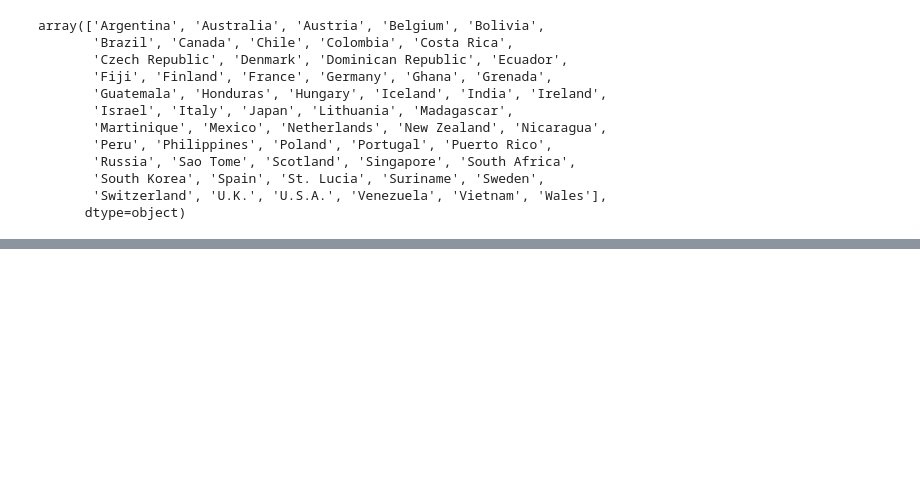
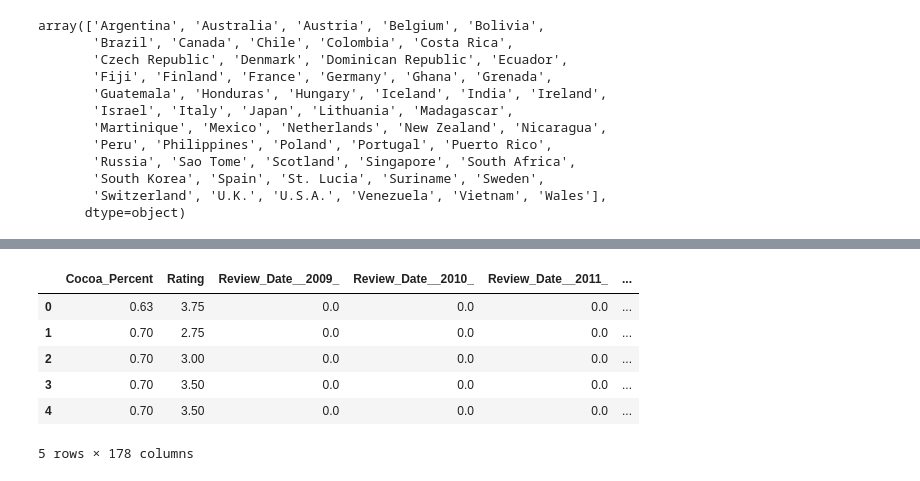
Before and after one commit to jilek/DataBootcampFinalProject, a Jupyter notebook: Tahereh/cleaning.ipynb, the cells around one changed output, grey strips where cells are left out. Cells and saved outputs as stored; diff of their text form; code cells hidden in the pictures; blank space fills up the shorter version.

```diff
--- a/Tahereh/cleaning.ipynb
+++ b/Tahereh/cleaning.ipynb
@@ -253,10 +240,0 @@ Rating_counts.plot.density()
-# %%
-# Determine which values to replace if counts are less than ...?
-replace_Rating= list(Rating_counts[Rating_counts < 90].index)
-
-# Replace in dataframe
-for Rat in replace_Rating:
-    df_chocolate.Rating = df_chocolate.Rating.replace(Rat,"Other")
-
-# Check to make sure binning was successful
-df_chocolate.Rating.value_counts()
@@ -398,24 +366,16 @@ array(['Argentina', 'Australia', 'Austria', 'Belgium', 'Bolivia',
 ## Text preparation (correction) function
 def txt_prep(text):
     replacements = [
-        ['-', ', '], ['/ ', ', '], ['/', ', '], ['\(', ', '], [' and', ', '], [' &', ', '], ['\)', ''],
-        ['Dom Rep|DR|Domin Rep|Dominican Rep,|Domincan Republic', 'Dominican Republic'],
-        ['Mad,|Mad$ ,|Madagascar,Java,Papua New Guinea', 'Madagascar, '],
-        ['PNG,|PNG$', 'Papua New Guinea,'],
-        ['Guat,|Guat$', 'Guatemala, '],
-        ['Ven,|Ven$|Venez,|Venez$', 'Venezuela, '],
-        ['Ecu,|Ecu$|Ecuad,|Ecuad$, |Ecuador,Madagascar,Papua New Guinea', 'Ecuador, '],
-        ['Nic,|Nic$', 'Nicaragua, '],
-        ['Cost Rica', 'Costa Rica'],
-        ['Mex,|Mex$', 'Mexico, '],
-        ['Jam,|Jam$', 'Jamaica, '],
-        ['Haw,|Haw$', 'Hawaii, '],
-        ['Gre,|Gre$', 'Grenada, '],
-        ['Tri,|Tri$', 'Trinidad, '],
-        ['C Am', 'Central America'],
-        ['S America', 'South America'],
-        [', $', ''], [',  ', ', '], [', ,', ', '],[',\s+', ','],
-        [' Bali', ',Bali']
+        ['\(', ','],['-', ','], ['/', ','], [' & ', ','], ['\)', ''], [' and ', ','],
+        ['Dom Rep$|Dom Rep,|DR|Domin Rep|Dominican Rep$|Dominican Rep,|Domincan Republic', 'Dominican Republic,'],
+        ['Mad,|Mad$', 'Madagascar,'],['PNG,|PNG$', 'Papua New Guinea,'],
+        ['Guat,|Guat$', 'Guatemala,'], ['Ven,|Ven$|Venez,', 'Venezuela,'],
+        ['Ecu,|Ecu$|Ecuad,|Ecuad$', 'Ecuador,'],['Nic,|Nic$', 'Nicaragua,'],
+        ['Cost Rica', 'Costa Rica'], ['Mex,|Mex$', 'Mexico,'],['Nic,|Nic$','Nicaragua'],
+        ['Jam$|Jam,', 'Jamaica,'], ['Haw$|Haw,', 'Hawaii,'],
+        ['Gre$|Gre,', 'Grenada,'], ['Tri$', 'Trinidad'], ['C Am', 'Central America'],
+        ['S America', 'South America'], ['Central,', 'Central America,'],
+        ['\\xa0', ' '],  [',$',''], ['\.',''], [',,',','], [',\s+',','],
     ]
     for i, j in replacements:
         text = re.sub(i, j, str(text))
@@ -423,2 +403,4 @@ def txt_prep(text):
+# %%
+df_chocolate['Broad_Bean_Origin']= df_chocolate['Broad_Bean_Origin'].str.replace('.','').apply(txt_prep)
 # %%
 # Drop the non-beneficial ID columns, 'EIN' and 'NAME'.
@@ -487,0 +457,12 @@ TypeError: Encoders require their input to be uniformly strings or numbers. Got
+# %%
+# Merge one-hot encoded features and drop the originals
+df_chocolate = df_chocolate.merge(encode_df, left_index=True, right_index=True).drop(chocolate_cat, 1)
+df_chocolate.head()
+# %% [output]
+|  | Cocoa_Percent | Rating | Review_Date__2009_ | Review_Date__2010_ | Review_Date__2011_ | ... |
+| 0 | 0.63 | 3.75 | 0.0 | 0.0 | 0.0 | ... |
+| 1 | 0.70 | 2.75 | 0.0 | 0.0 | 0.0 | ... |
+| 2 | 0.70 | 3.00 | 0.0 | 0.0 | 0.0 | ... |
+| 3 | 0.70 | 3.50 | 0.0 | 0.0 | 0.0 | ... |
+| 4 | 0.70 | 3.50 | 0.0 | 0.0 | 0.0 | ... |
+5 rows × 178 columns
```
Also changed, not shown: parts of 21 cells of this notebook.
